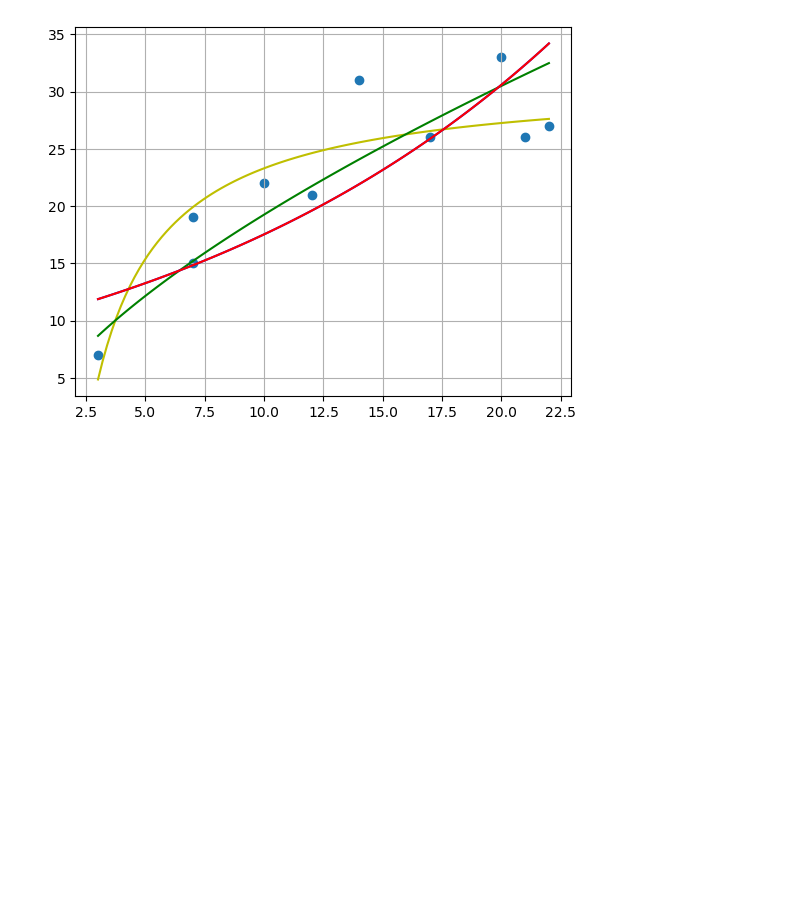
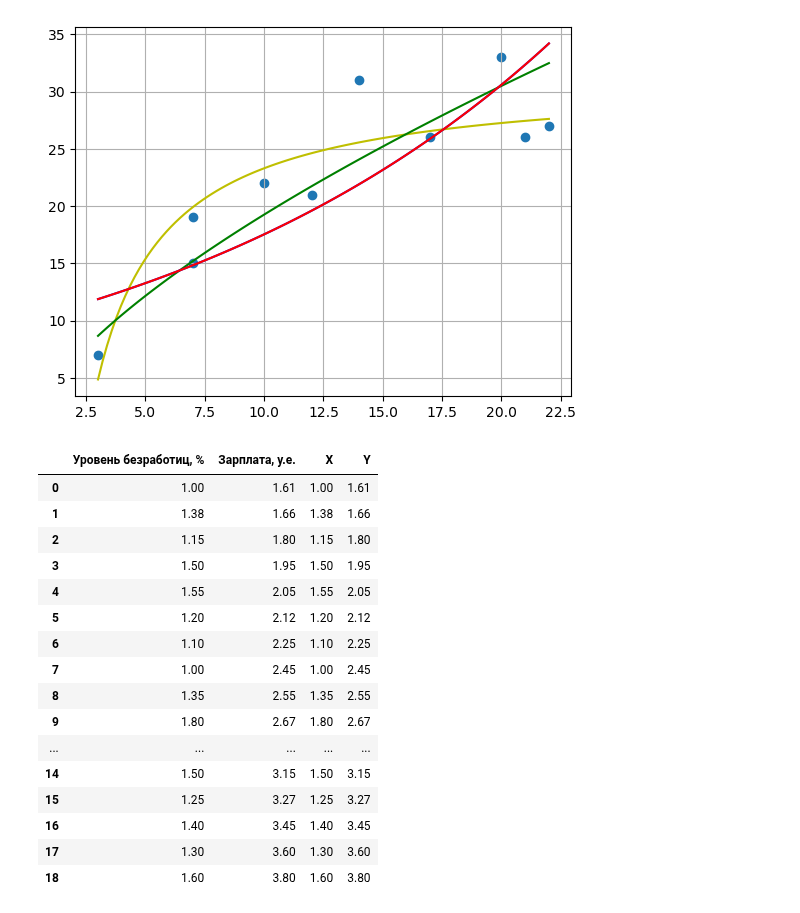
Before and after one commit to Ackrome/FU, a Jupyter notebook: Course_2/ECONOMETRICS/10.10.2024.ipynb, the cells around one changed output. Saved outputs shown, nothing was run; the diff lists cells and outputs as text; code cells hidden in the pictures; blank space fills up the shorter version.

```diff
--- a/Course_2/ECONOMETRICS/10.10.2024.ipynb
+++ b/Course_2/ECONOMETRICS/10.10.2024.ipynb
@@ -216,3 +216,30 @@ plt.grid()
 plt.show()
 # %% [output]
 [figure]
+# %%
+
+name='Данные Филлипс.xlsx'
+
+
+data=pd.read_excel(name,header=0, usecols=[1,2])
+data['X']=data['Уровень безработиц, %']
+data['Y']=data['Зарплата, у.е.']
+data
+# %% [output]
+|  | Уровень безработиц, % | Зарплата, у.е. | X | Y |
+| 0 | 1.00 | 1.61 | 1.00 | 1.61 |
+| 1 | 1.38 | 1.66 | 1.38 | 1.66 |
+| 2 | 1.15 | 1.80 | 1.15 | 1.80 |
+| 3 | 1.50 | 1.95 | 1.50 | 1.95 |
+| 4 | 1.55 | 2.05 | 1.55 | 2.05 |
+| 5 | 1.20 | 2.12 | 1.20 | 2.12 |
+| 6 | 1.10 | 2.25 | 1.10 | 2.25 |
+| 7 | 1.00 | 2.45 | 1.00 | 2.45 |
+| 8 | 1.35 | 2.55 | 1.35 | 2.55 |
+| 9 | 1.80 | 2.67 | 1.80 | 2.67 |
+| ... | ... | ... | ... | ... |
+| 14 | 1.50 | 3.15 | 1.50 | 3.15 |
+| 15 | 1.25 | 3.27 | 1.25 | 3.27 |
+| 16 | 1.40 | 3.45 | 1.40 | 3.45 |
+| 17 | 1.30 | 3.60 | 1.30 | 3.60 |
+| 18 | 1.60 | 3.80 | 1.60 | 3.80 |
```
Also changed, not shown: parts of 3 cells of this notebook, 4 other files.
